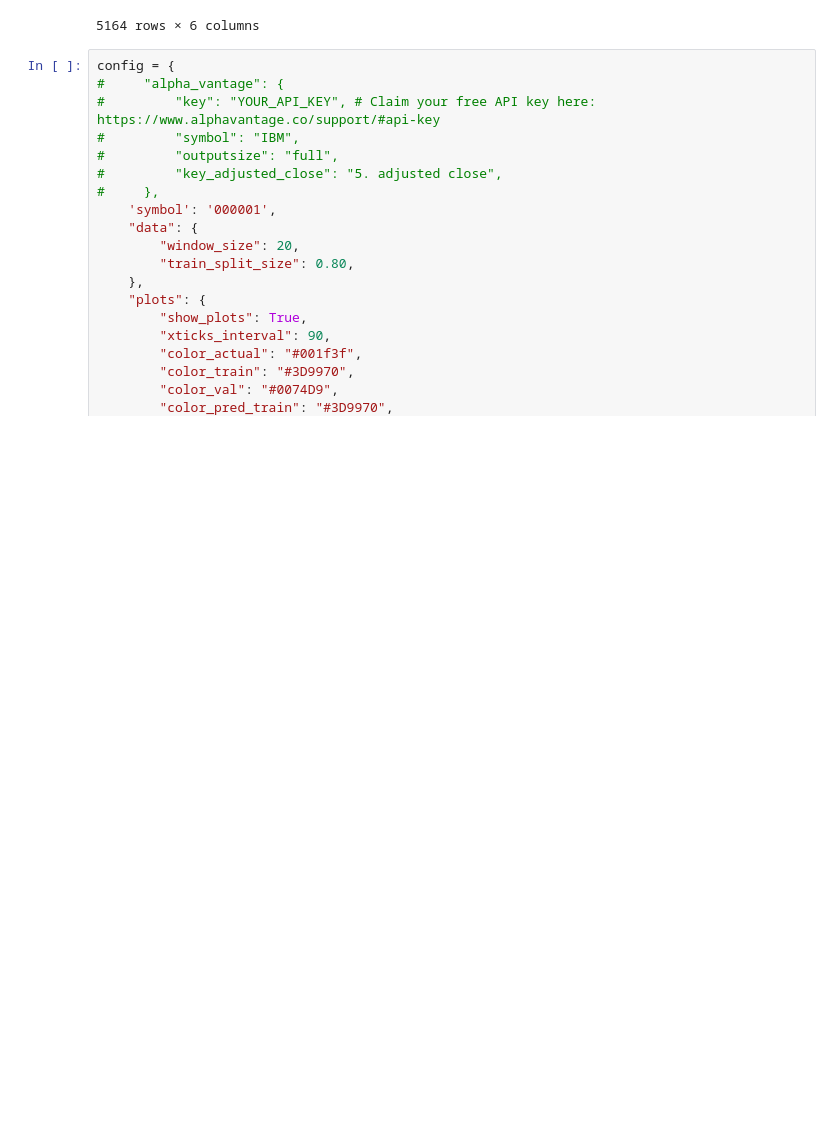
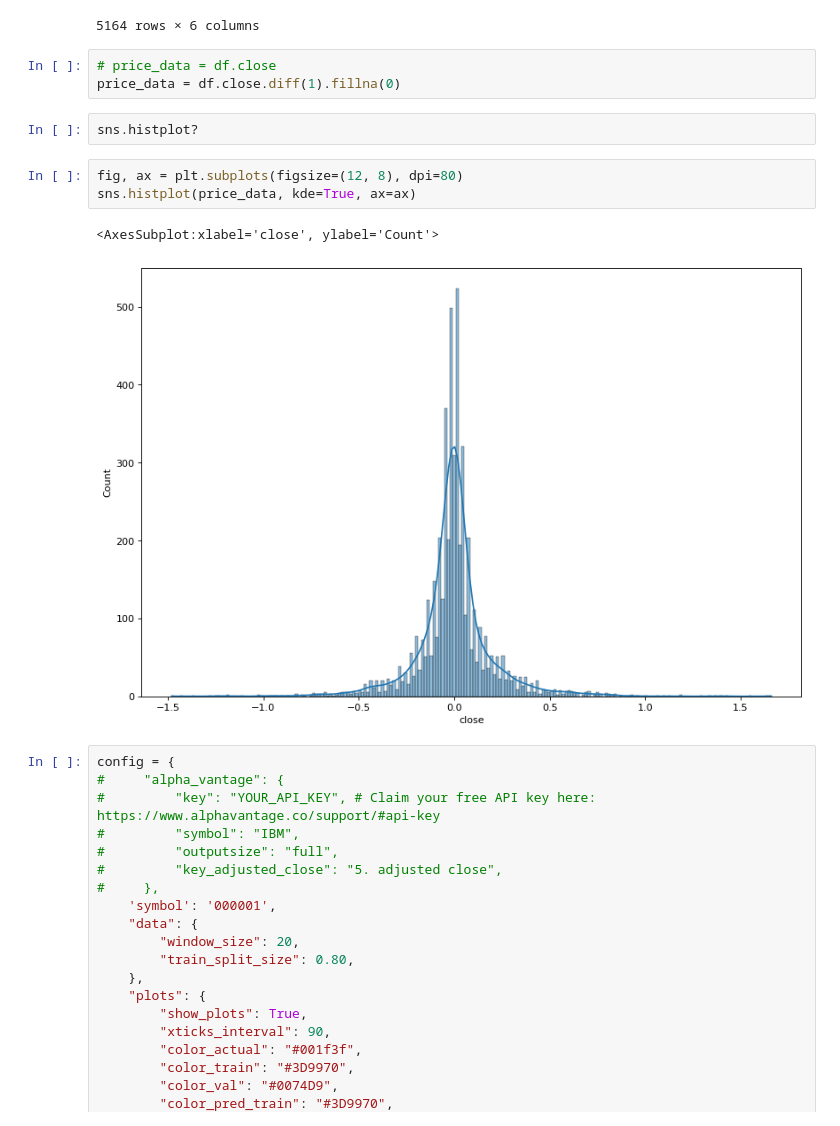
Before and after one commit to xtwxfxk/left5, a Jupyter notebook: stock/stock_lstm.ipynb, the cells around one changed output. Saved outputs shown, nothing was run; the diff lists cells and outputs as text; blank space fills up the shorter version.

```diff
--- a/stock/stock_lstm.ipynb
+++ b/stock/stock_lstm.ipynb
@@ -41,6 +42,17 @@ df
 | 2022-12-14 | 13.23 | 13.23 | 13.40 | 13.08 | 97406112.0 | 1.287868e+09 |
 | 2022-12-15 | 13.14 | 13.10 | 13.28 | 12.94 | 83534928.0 | 1.094434e+09 |
 5164 rows × 6 columns
+# %%
+# price_data = df.close
+price_data = df.close.diff(1).fillna(0)
+# %%
+sns.histplot?
+# %%
+fig, ax = plt.subplots(figsize=(12, 8), dpi=80)
+sns.histplot(price_data, kde=True, ax=ax)
+# %% [output]
+<AxesSubplot:xlabel='close', ylabel='Count'>
+[figure, added]
 # %%
 config = {
 #     "alpha_vantage": {
```
Also changed, not shown: parts of 9 cells of this notebook, 5 other files.
